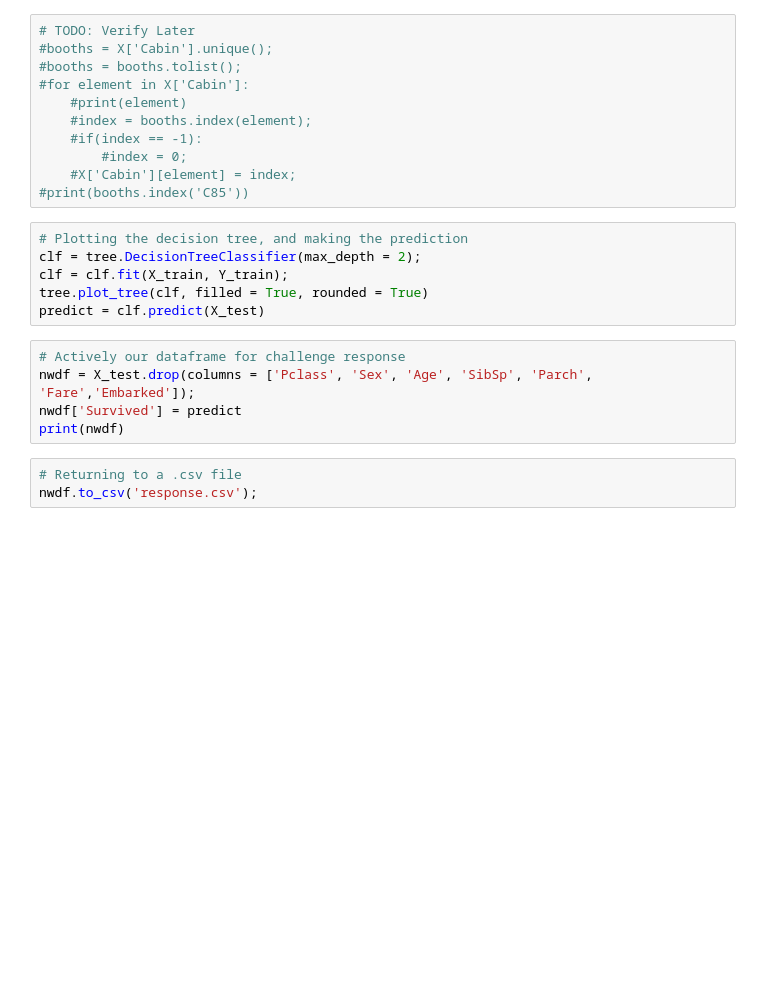
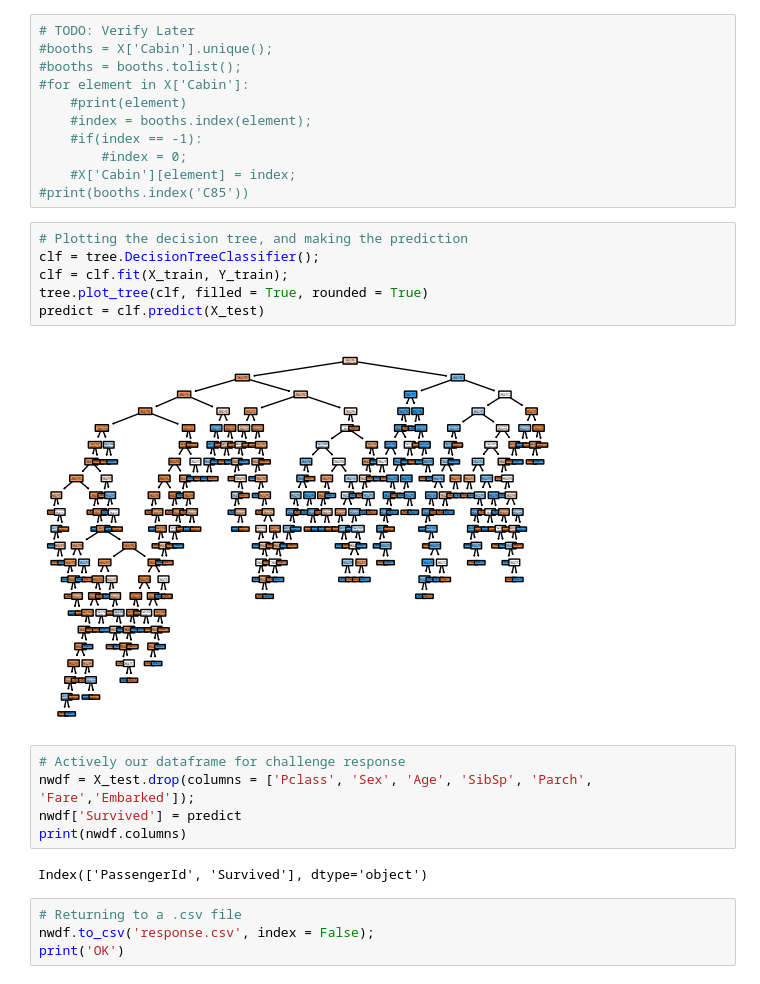
Before and after one commit to GMgoes/data-science-kaggle, a Jupyter notebook: notebook8867a5e9d9-titanicshipwreck.ipynb, the cells around one changed output. Cells and saved outputs as stored; diff of their text form; blank space fills up the shorter version.

```diff
--- a/notebook8867a5e9d9-titanicshipwreck.ipynb
+++ b/notebook8867a5e9d9-titanicshipwreck.ipynb
@@ -44,15 +48,20 @@ print('OK');
 #print(booths.index('C85'))
 # %%
 # Plotting the decision tree, and making the prediction
-clf = tree.DecisionTreeClassifier(max_depth = 2);
+clf = tree.DecisionTreeClassifier();
 clf = clf.fit(X_train, Y_train);
 tree.plot_tree(clf, filled = True, rounded = True)
 predict = clf.predict(X_test)
+# %% [output]
+[figure, added]
 # %%
 # Actively our dataframe for challenge response
 nwdf = X_test.drop(columns = ['Pclass', 'Sex', 'Age', 'SibSp', 'Parch', 'Fare','Embarked']);
 nwdf['Survived'] = predict
-print(nwdf)
+print(nwdf.columns)
+# %% [output]
+Index(['PassengerId', 'Survived'], dtype='object')
 # %%
 # Returning to a .csv file
-nwdf.to_csv('response.csv');
+nwdf.to_csv('response.csv', index = False);
+print('OK')
```
Also changed, not shown: parts of 2 cells of this notebook.
